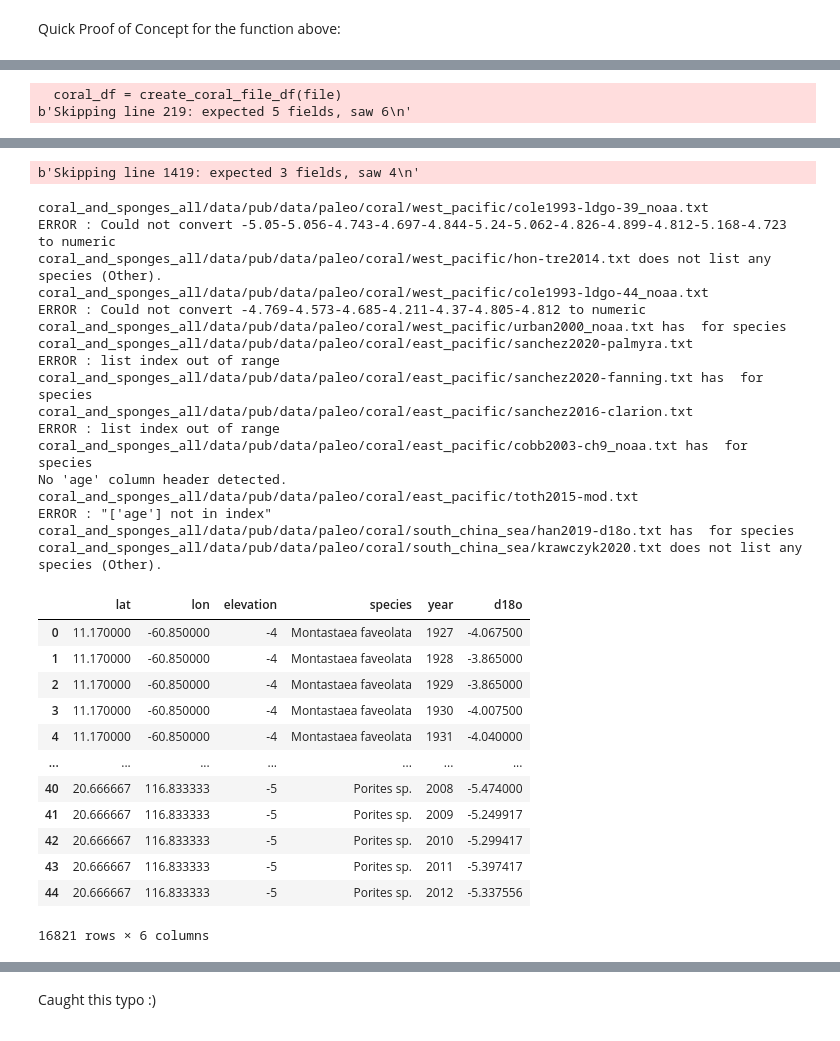
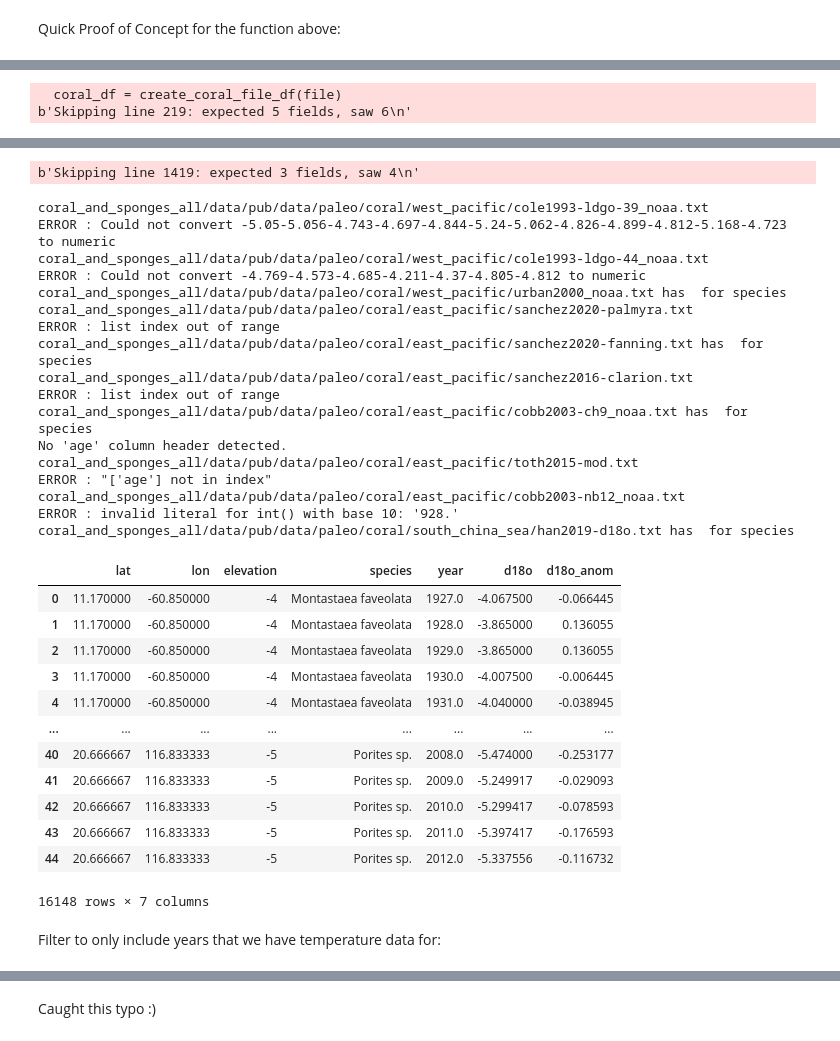
Before and after one commit to p-ai-org/p-climate, a Jupyter notebook: coral.ipynb, the cells around one changed output, grey strips where cells are left out. Cells and saved outputs as stored; diff of their text form; code cells hidden in the pictures.

Commit message:
added d18O anomaly column (this might be a better metric) and altered years. the new `all_corals,csv` NEEDS to be run through the `add_temp_to_df.ipynb` soon!

```diff
--- a/coral.ipynb
+++ b/coral.ipynb
@@ -131,8 +131,12 @@ def create_coral_file_df(filename):
         df = df[df['d18o'] != 'NAN']
 
         # average the d18O values across the years
-        df['year']  = df['age'].apply(lambda x: str(x).strip()[0:4])
+        df['year']  = df['age'].apply(lambda x: int(str(x).strip()[0:4]))
         df = df.groupby(by="year")["d18o"].mean().reset_index('year')
+
+        # calculate the d18o anomaly values for each coral file (helps normalize)
+        mean_d18o = df['d18o'].mean()
+        df['d18o_anom'] = df['d18o'].apply(lambda x: x - mean_d18o )
 
         df['lat'] = lat
         df['lon'] = lon
@@ -190,5 +200,5 @@ create_coral_file_df(filename)
 # %%
-all_coral_df = pd.DataFrame(columns=['age', 'd18O', 'lat', 'lon', 'elevation', 'species'])
+all_coral_df = pd.DataFrame(columns=['age', 'd18O', 'd18O_anom', 'lat', 'lon', 'elevation', 'species'])
 for file in sub_files:
     #print(file)
     coral_df = create_coral_file_df(file)
@@ -201,6 +211,7 @@ for file in sub_files:
 
 del all_coral_df['age']
 del all_coral_df['d18O']
+del all_coral_df['d18O_anom']
 
 all_coral_df.reset_index
 all_coral_df
@@ -227,31 +238,33 @@ coral_and_sponges_all/data/pub/data/paleo/coral/west_pacific/Murty.LombokStrait.
 b'Skipping line 1419: expected 3 fields, saw 4\n'
 coral_and_sponges_all/data/pub/data/paleo/coral/west_pacific/cole1993-ldgo-39_noaa.txt
 ERROR : Could not convert -5.05-5.056-4.743-4.697-4.844-5.24-5.062-4.826-4.899-4.812-5.168-4.723 to numeric
-coral_and_sponges_all/data/pub/data/paleo/coral/west_pacific/hon-tre2014.txt does not list any species (Other).
 coral_and_sponges_all/data/pub/data/paleo/coral/west_pacific/cole1993-ldgo-44_noaa.txt
 ERROR : Could not convert -4.769-4.573-4.685-4.211-4.37-4.805-4.812 to numeric
 coral_and_sponges_all/data/pub/data/paleo/coral/west_pacific/urban2000_noaa.txt has  for species
 coral_and_sponges_all/data/pub/data/paleo/coral/east_pacific/sanchez2020-palmyra.txt
 ERROR : list index out of range
 coral_and_sponges_all/data/pub/data/paleo/coral/east_pacific/sanchez2020-fanning.txt has  for species
 coral_and_sponges_all/data/pub/data/paleo/coral/east_pacific/sanchez2016-clarion.txt
 ERROR : list index out of range
 coral_and_sponges_all/data/pub/data/paleo/coral/east_pacific/cobb2003-ch9_noaa.txt has  for species
 No 'age' column header detected.
 coral_and_sponges_all/data/pub/data/paleo/coral/east_pacific/toth2015-mod.txt
 ERROR : "['age'] not in index"
+coral_and_sponges_all/data/pub/data/paleo/coral/east_pacific/cobb2003-nb12_noaa.txt
+ERROR : invalid literal for int() with base 10: '928.'
 coral_and_sponges_all/data/pub/data/paleo/coral/south_china_sea/han2019-d18o.txt has  for species
-coral_and_sponges_all/data/pub/data/paleo/coral/south_china_sea/krawczyk2020.txt does not list any species (Other).
-|  | lat | lon | elevation | species | year | d18o |
-| 0 | 11.170000 | -60.850000 | -4 | Montastaea faveolata | 1927 | -4.067500 |
-| 1 | 11.170000 | -60.850000 | -4 | Montastaea faveolata | 1928 | -3.865000 |
-| 2 | 11.170000 | -60.850000 | -4 | Montastaea faveolata | 1929 | -3.865000 |
-| 3 | 11.170000 | -60.850000 | -4 | Montastaea faveolata | 1930 | -4.007500 |
-| 4 | 11.170000 | -60.850000 | -4 | Montastaea faveolata | 1931 | -4.040000 |
-| ... | ... | ... | ... | ... | ... | ... |
-| 40 | 20.666667 | 116.833333 | -5 | Porites sp. | 2008 | -5.474000 |
-| 41 | 20.666667 | 116.833333 | -5 | Porites sp. | 2009 | -5.249917 |
-| 42 | 20.666667 | 116.833333 | -5 | Porites sp. | 2010 | -5.299417 |
-| 43 | 20.666667 | 116.833333 | -5 | Porites sp. | 2011 | -5.397417 |
-| 44 | 20.666667 | 116.833333 | -5 | Porites sp. | 2012 | -5.337556 |
+|  | lat | lon | elevation | species | year | d18o | d18o_anom |
+| 0 | 11.170000 | -60.850000 | -4 | Montastaea faveolata | 1927.0 | -4.067500 | -0.066445 |
+| 1 | 11.170000 | -60.850000 | -4 | Montastaea faveolata | 1928.0 | -3.865000 | 0.136055 |
+| 2 | 11.170000 | -60.850000 | -4 | Montastaea faveolata | 1929.0 | -3.865000 | 0.136055 |
+| 3 | 11.170000 | -60.850000 | -4 | Montastaea faveolata | 1930.0 | -4.007500 | -0.006445 |
+| 4 | 11.170000 | -60.850000 | -4 | Montastaea faveolata | 1931.0 | -4.040000 | -0.038945 |
+| ... | ... | ... | ... | ... | ... | ... | ... |
+| 40 | 20.666667 | 116.833333 | -5 | Porites sp. | 2008.0 | -5.474000 | -0.253177 |
+| 41 | 20.666667 | 116.833333 | -5 | Porites sp. | 2009.0 | -5.249917 | -0.029093 |
+| 42 | 20.666667 | 116.833333 | -5 | Porites sp. | 2010.0 | -5.299417 | -0.078593 |
+| 43 | 20.666667 | 116.833333 | -5 | Porites sp. | 2011.0 | -5.397417 | -0.176593 |
+| 44 | 20.666667 | 116.833333 | -5 | Porites sp. | 2012.0 | -5.337556 | -0.116732 |
-16821 rows × 6 columns
+16148 rows × 7 columns
+# %% [markdown]
+Filter to only include years that we have temperature data for:
```
Also changed, not shown: parts of 18 cells of this notebook.
